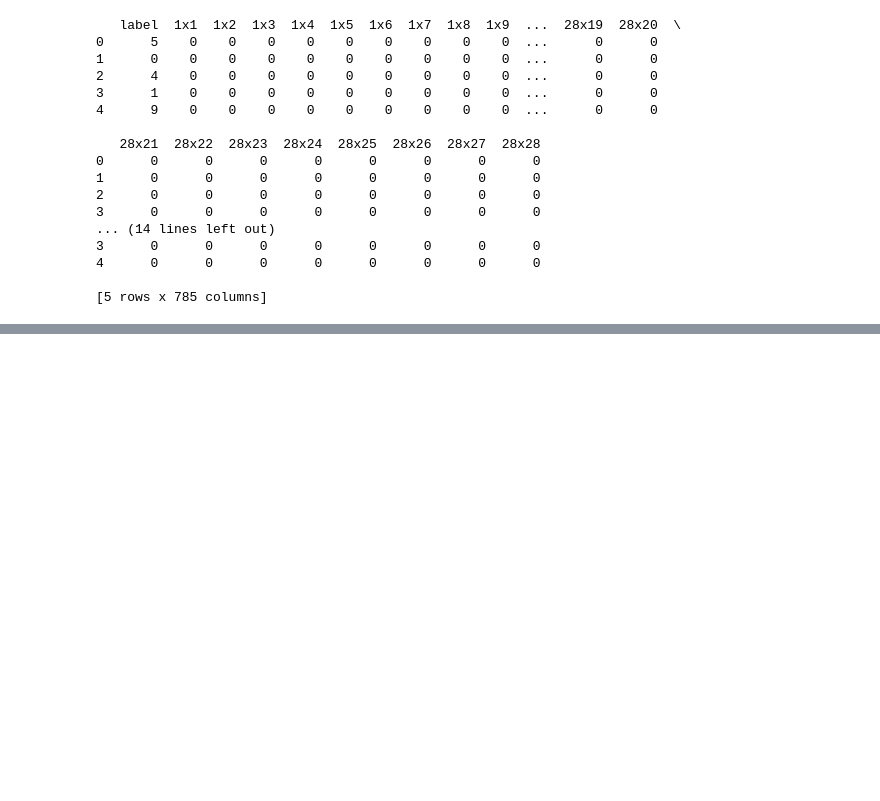
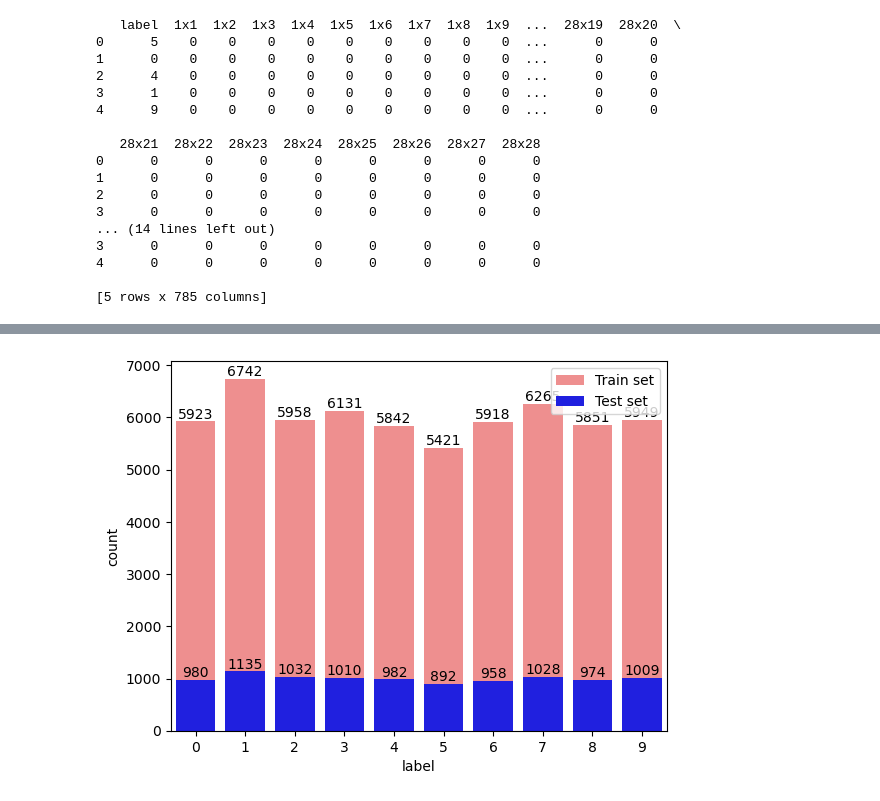
Before and after one commit to RafikMerzouk/MNIST-Reader, a Jupyter notebook: 1.1-Dataset-Analysis.ipynb, the cells around one changed output, grey strips where cells are left out. Saved outputs shown, nothing was run; the diff lists cells and outputs as text; code cells hidden in the pictures; blank space fills up the shorter version.

```diff
--- a/1.1-Dataset-Analysis.ipynb
+++ b/1.1-Dataset-Analysis.ipynb
@@ -58,3 +44,13 @@ display(Markdown(count_format))
 | 7 | 6265 | 1028 |
 | 8 | 5851 | 974 |
 | 9 | 5949 | 1009 |
+# %%
+fig, ax = plt.subplots()
+sns.countplot(df_train, color='r', label='Train set', x="label", alpha=0.5)
+sns.countplot(df_test, color='b', label='Test set', x="label")
+ax.set_xticks(range(10), labels=map(str, range(10)))
+plt.legend()
+for i in ax.containers:
+    ax.bar_label(i,)
+# %% [output]
+[figure, added]
```
Also changed, not shown: parts of 1 cell of this notebook, 3 other files.
